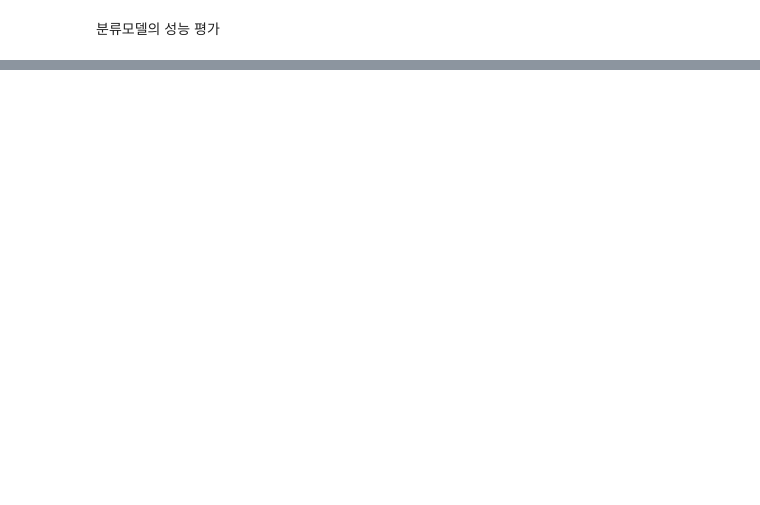
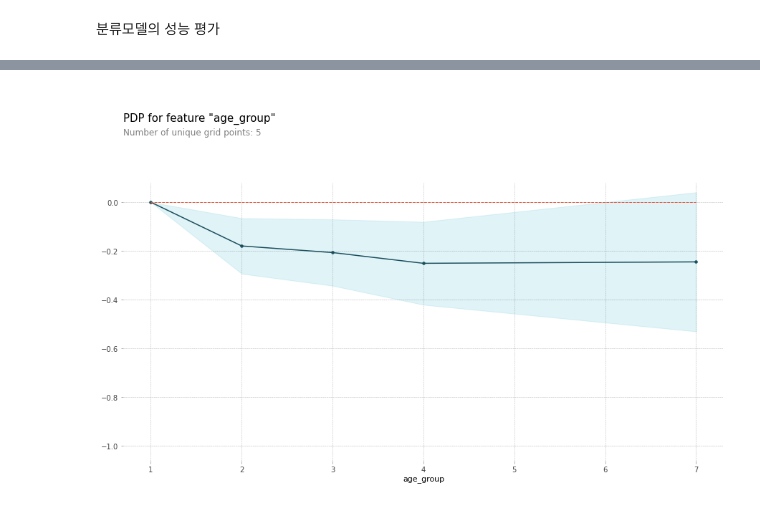
Before and after one commit to Alice1304/Section2_project, a Jupyter notebook: 0726_fin.ipynb, the cells around one changed output, grey strips where cells are left out. Saved outputs shown, nothing was run; the diff lists cells and outputs as text; code cells hidden in the pictures; blank space fills up the shorter version.

```diff
--- a/0726_fin.ipynb
+++ b/0726_fin.ipynb
@@ -594,0 +632,12 @@ auc_score
+# %%
+feature='age_group'
+
+isolated = pdp_isolate(
+    model=best,
+    dataset=X_test_selected,
+    model_features=X_test_selected.columns,
+    feature='age_group'
+)
+# %%
+pdp_plot(isolated, feature_name=feature);
+# %% [output]
@@ -594,0 +648 @@ auc_score
+[figure, added]
```
Also changed, not shown: parts of 13 cells of this notebook.
